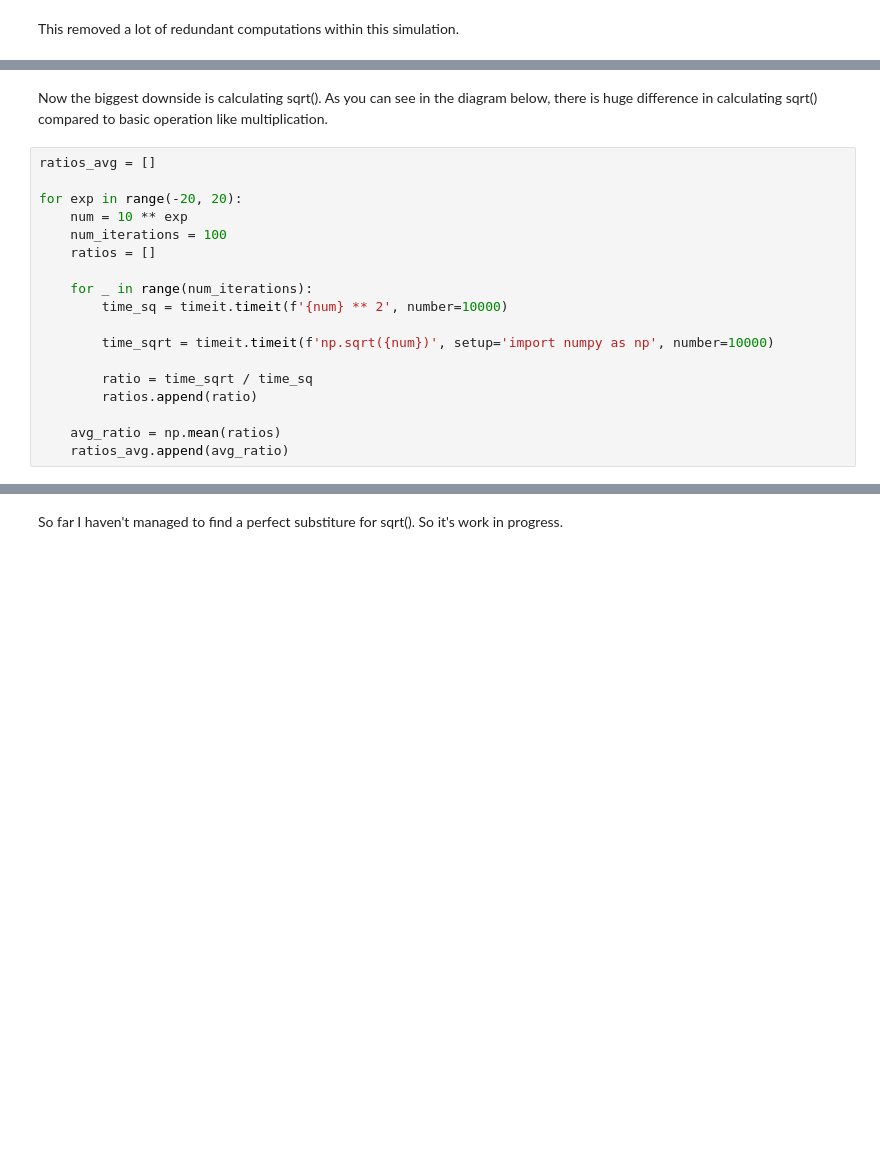
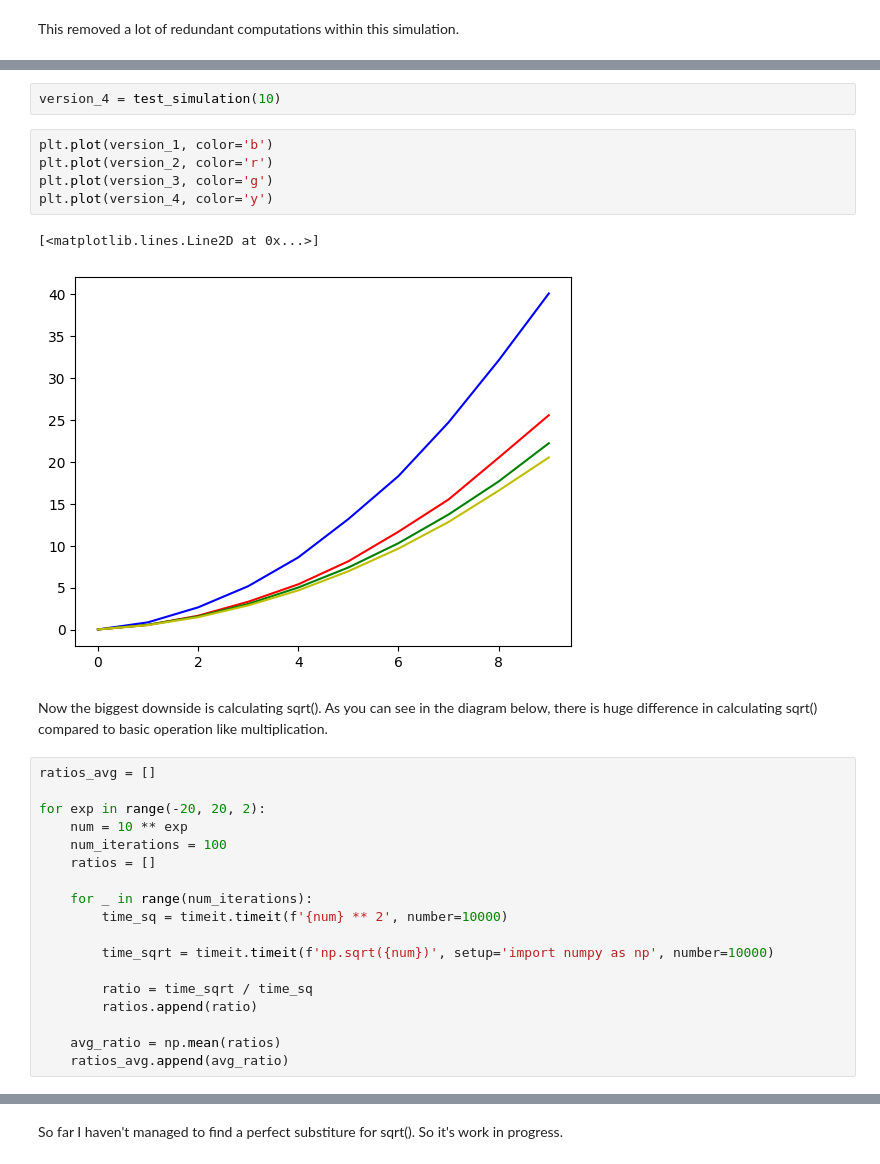
Before and after one commit to haglauerpatryk/Projects, a Jupyter notebook: planet/computation_optimalization.ipynb, the cells around one changed output, grey strips where cells are left out. Cells and saved outputs as stored; diff of their text form; blank space fills up the shorter version.

```diff
--- a/planet/computation_optimalization.ipynb
+++ b/planet/computation_optimalization.ipynb
@@ -389,9 +434,19 @@ plt.plot(version_3, color='g')
+# %%
+version_4 = test_simulation(10)
+# %%
+plt.plot(version_1, color='b')
+plt.plot(version_2, color='r')
+plt.plot(version_3, color='g')
+plt.plot(version_4, color='y')
+# %% [output]
+[<matplotlib.lines.Line2D at 0x...>]
+[figure, added]
 # %% [markdown]
 Now the biggest downside is calculating sqrt(). As you can see in the diagram below, there is huge difference in calculating sqrt() compared to basic operation like multiplication.
 # %%
 ratios_avg = []
 
-for exp in range(-20, 20):
+for exp in range(-20, 20, 2):
     num = 10 ** exp
     num_iterations = 100
     ratios = []
```
Also changed, not shown: parts of 8 cells of this notebook.
